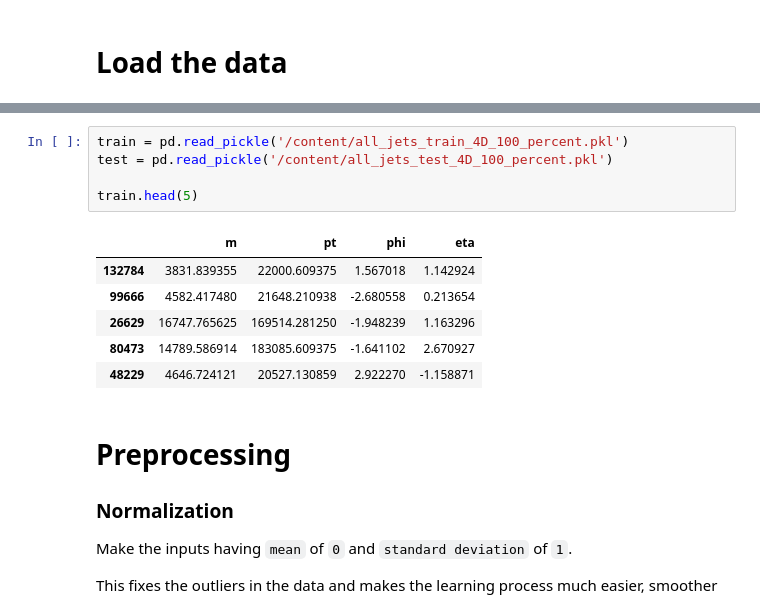
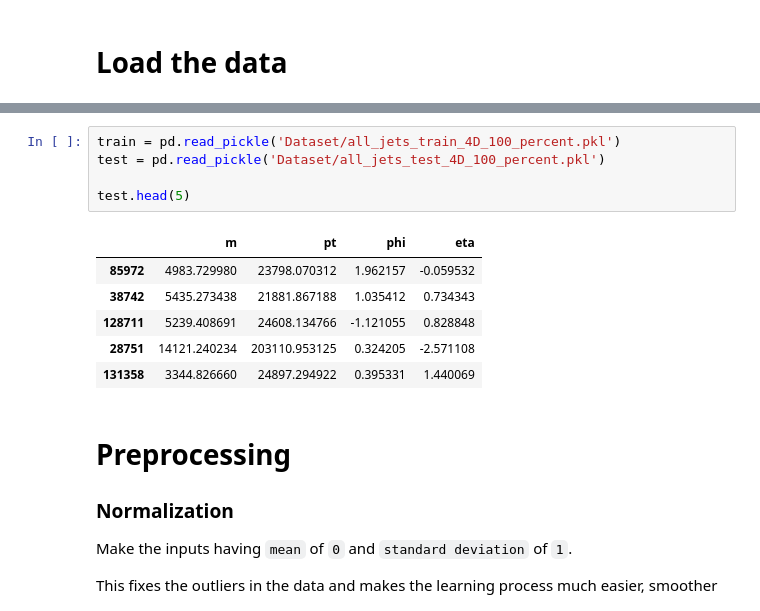
Before and after one commit to rushabh-v/Autoencoder-4-to-3-variables, a Jupyter notebook: main.ipynb, the cells around one changed output, grey strips where cells are left out. Drawn from its saved outputs; the diff is of its cells as text.

```diff
--- a/main.ipynb
+++ b/main.ipynb
@@ -55,15 +33,15 @@ Saving to: ‘all_jets_train_4D_100_percent.pkl’
 # %%
-train = pd.read_pickle('/content/all_jets_train_4D_100_percent.pkl')
-test = pd.read_pickle('/content/all_jets_test_4D_100_percent.pkl')
+train = pd.read_pickle('Dataset/all_jets_train_4D_100_percent.pkl')
+test = pd.read_pickle('Dataset/all_jets_test_4D_100_percent.pkl')
 
-train.head(5)
+test.head(5)
 # %% [output]
 |  | m | pt | phi | eta |
-| 132784 | 3831.839355 | 22000.609375 | 1.567018 | 1.142924 |
-| 99666 | 4582.417480 | 21648.210938 | -2.680558 | 0.213654 |
-| 26629 | 16747.765625 | 169514.281250 | -1.948239 | 1.163296 |
-| 80473 | 14789.586914 | 183085.609375 | -1.641102 | 2.670927 |
-| 48229 | 4646.724121 | 20527.130859 | 2.922270 | -1.158871 |
+| 85972 | 4983.729980 | 23798.070312 | 1.962157 | -0.059532 |
+| 38742 | 5435.273438 | 21881.867188 | 1.035412 | 0.734343 |
+| 128711 | 5239.408691 | 24608.134766 | -1.121055 | 0.828848 |
+| 28751 | 14121.240234 | 203110.953125 | 0.324205 | -2.571108 |
+| 131358 | 3344.826660 | 24897.294922 | 0.395331 | 1.440069 |
 # %% [markdown]
 # Preprocessing
 
```
Also changed, not shown: parts of 1 cell of this notebook.
